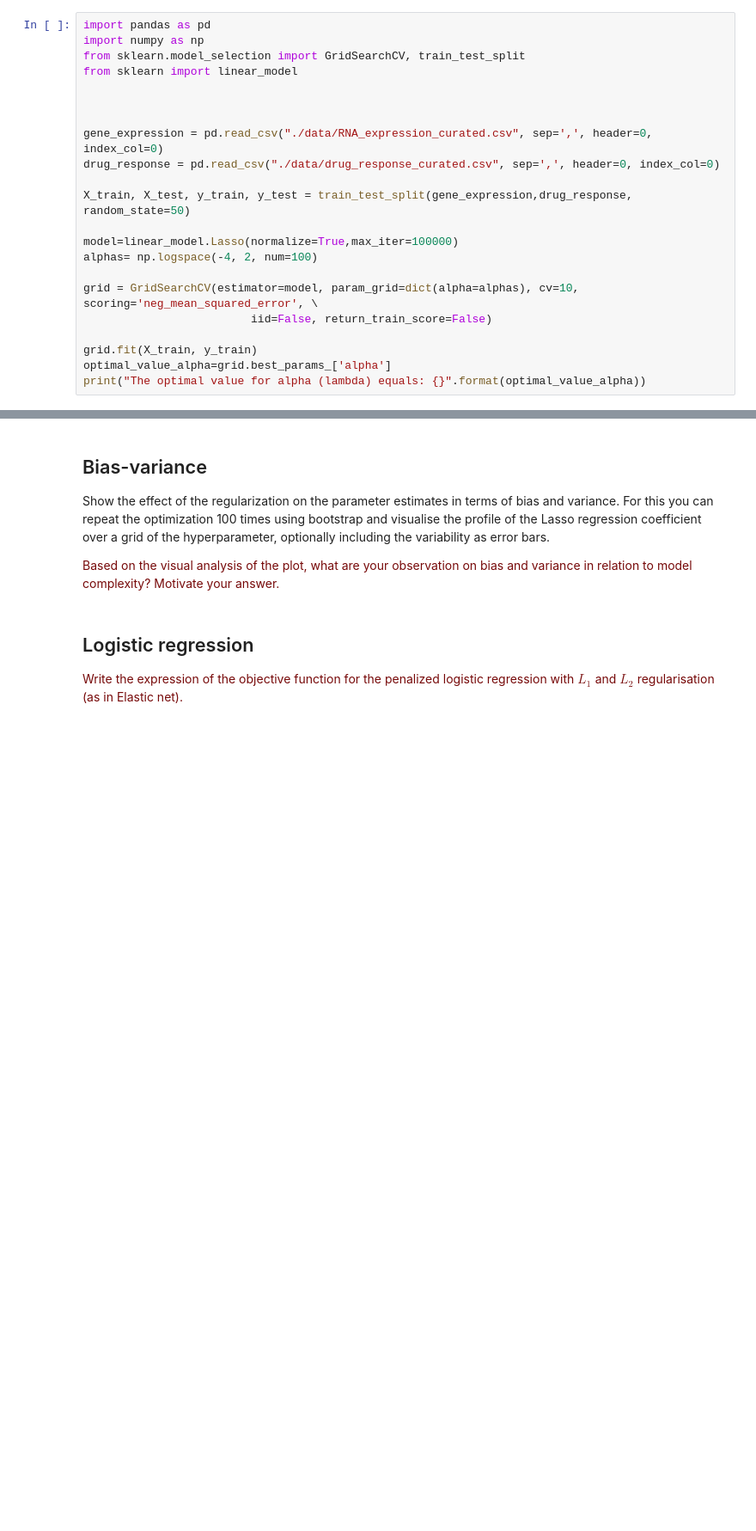
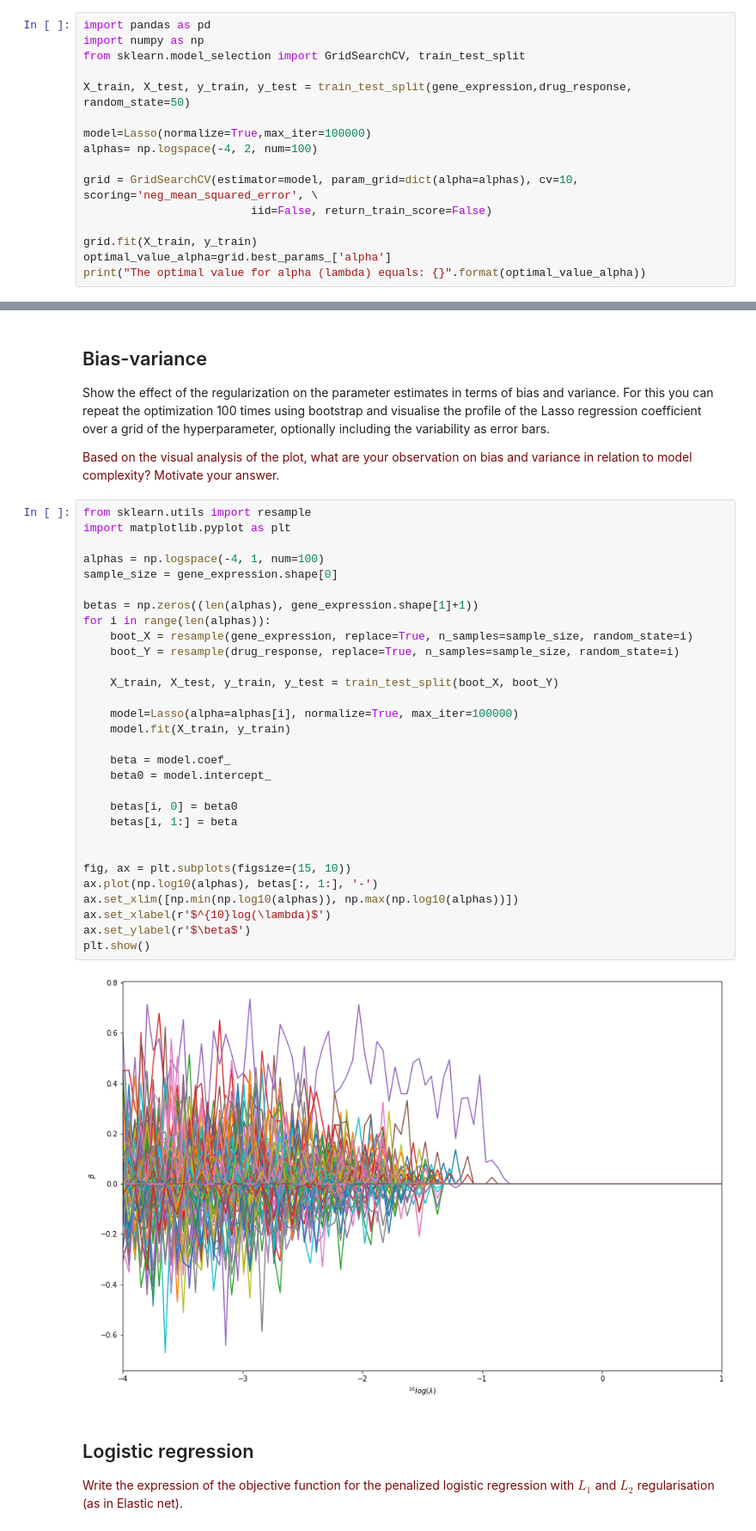
Before and after one commit to tdewaard/8dm40-machine-learning, a Jupyter notebook: practicals/week_3.ipynb, the cells around one changed output, grey strips where cells are left out. Shown at 86% size. Saved outputs shown, nothing was run; the diff lists cells and outputs as text; blank space fills up the shorter version.

```diff
--- a/practicals/week_3.ipynb
+++ b/practicals/week_3.ipynb
@@ -336,16 +336,10 @@ Implement cross-validation (using `sklearn.grid_search.GridSearchCV`) to select
 import pandas as pd
 import numpy as np
 from sklearn.model_selection import GridSearchCV, train_test_split
-from sklearn import linear_model
-
-
-
-gene_expression = pd.read_csv("./data/RNA_expression_curated.csv", sep=',', header=0, index_col=0)
-drug_response = pd.read_csv("./data/drug_response_curated.csv", sep=',', header=0, index_col=0)
 
 X_train, X_test, y_train, y_test = train_test_split(gene_expression,drug_response, random_state=50)
 
-model=linear_model.Lasso(normalize=True,max_iter=100000)
+model=Lasso(normalize=True,max_iter=100000)
 alphas= np.logspace(-4, 2, num=100)
 
 grid = GridSearchCV(estimator=model, param_grid=dict(alpha=alphas), cv=10, scoring='neg_mean_squared_error', \
@@ -378,6 +372,38 @@ The intercept should be kept out of shrinkage to make sure $ \boldsymbol{\beta}_
 Show the effect of the regularization on the parameter estimates in terms of bias and variance. For this you can repeat the optimization 100 times using bootstrap and visualise the profile of the Lasso regression coefficient over a grid of the hyperparameter, optionally including the variability as error bars.
 
 <p><font color='#770a0a'>Based on the visual analysis of the plot, what are your observation on bias and variance in relation to model complexity? Motivate your answer.</font></p>
+# %%
+from sklearn.utils import resample
+import matplotlib.pyplot as plt
+
+alphas = np.logspace(-4, 1, num=100)
+sample_size = gene_expression.shape[0]
+
+betas = np.zeros((len(alphas), gene_expression.shape[1]+1))
+for i in range(len(alphas)):
+    boot_X = resample(gene_expression, replace=True, n_samples=sample_size, random_state=i)
+    boot_Y = resample(drug_response, replace=True, n_samples=sample_size, random_state=i)
+
+    X_train, X_test, y_train, y_test = train_test_split(boot_X, boot_Y)
+
+    model=Lasso(alpha=alphas[i], normalize=True, max_iter=100000)
+    model.fit(X_train, y_train)
+
+    beta = model.coef_
+    beta0 = model.intercept_
+
+    betas[i, 0] = beta0
+    betas[i, 1:] = beta
+
+
+fig, ax = plt.subplots(figsize=(15, 10))
+ax.plot(np.log10(alphas), betas[:, 1:], '-')
+ax.set_xlim([np.min(np.log10(alphas)), np.max(np.log10(alphas))])
+ax.set_xlabel(r'$^{10}log(\lambda)$')
+ax.set_ylabel(r'$\beta$')
+plt.show()
+# %% [output]
+[figure, added]
 # %% [markdown]
 ## Logistic regression
 
```
